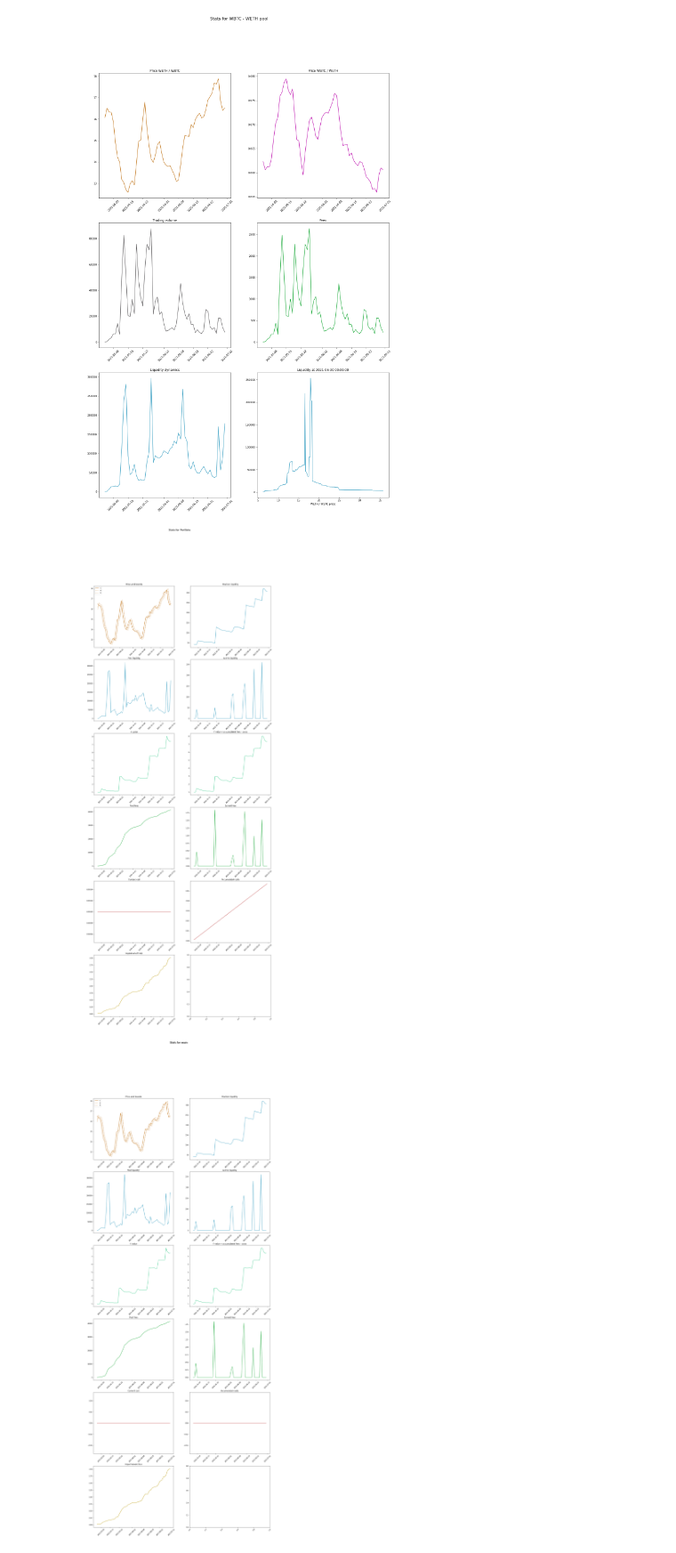
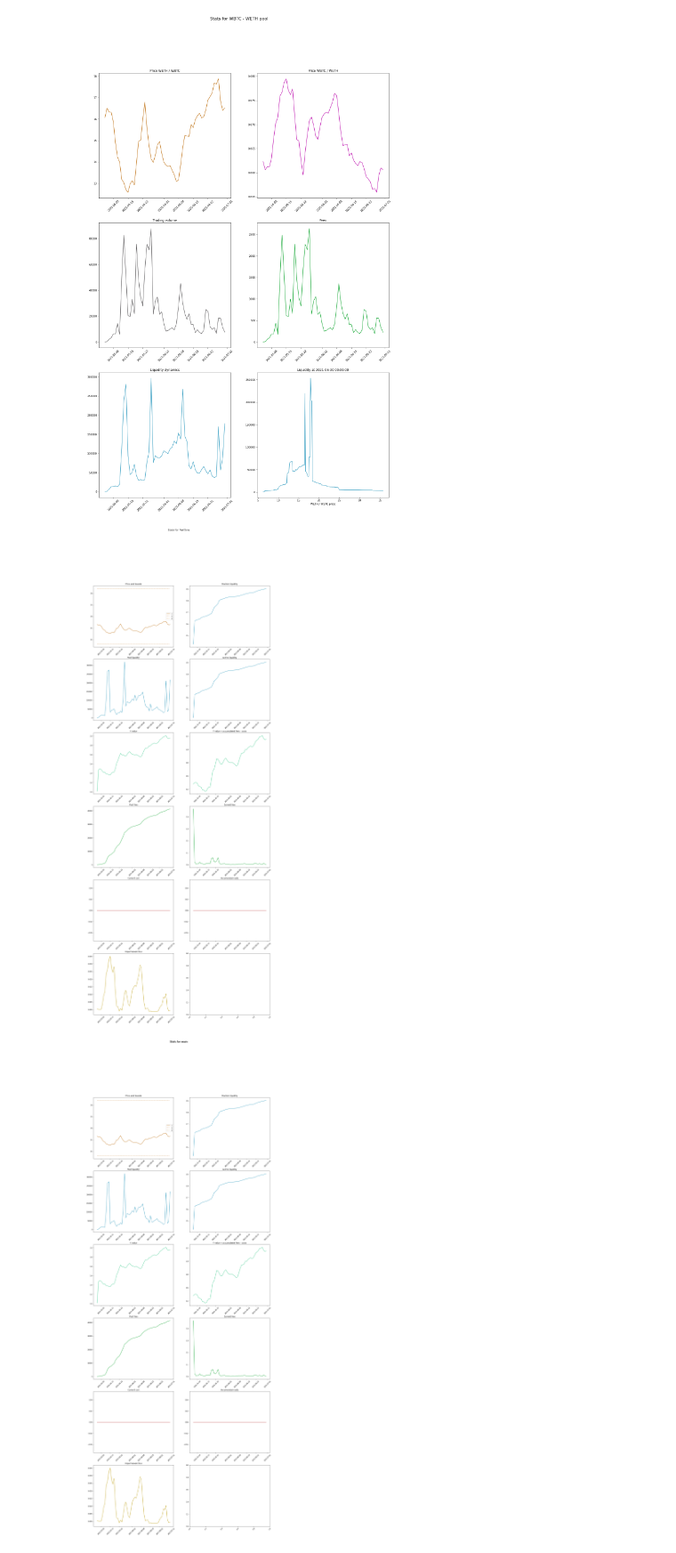
Before and after one commit to mellow-finance/mellow-strategy-sdk, a Jupyter notebook: examples/data.ipynb, the cells around one changed output. Shown at 89% size. Drawn from its saved outputs; the diff is of its cells as text; code cells hidden in the pictures.

```diff
--- a/examples/data.ipynb
+++ b/examples/data.ipynb
@@ -52,34 +52,34 @@ p.plot()
 # %%
 from strategy.portfolio import Position
 from strategy.backtest import AbstractStrategy, Backtest
 from strategy.data import PoolData
 from datetime import datetime
 from typing import Callable
 
 class RebalanceStrategy(AbstractStrategy):
     def rebalance(
         self,
         t: datetime,
         c: float,
         vol: float,
         l: Callable[[float], float],
         pool_data: PoolData,
     ) -> bool:
         if not self.portfolio.position("main"):
-            self.portfolio.add_position(Position(id="main", a = c / 1.0001 ** 60, b = c * 1.0001 ** 60))
+            self.portfolio.add_position(Position(id="main", a = c / 2, b = c * 2))
             pos = self.portfolio.position("main")
             pos.deposit(c, 1)
-        else:
-            pos = self.portfolio.position("main")
-            pos.set_a(c / 1.0001 ** 60, c)
-            pos.set_b(c * 1.0001 ** 60, c)
+#         else:
+#             pos = self.portfolio.position("main")
+#             pos.set_a(c / 1.0001 ** 60, c)
+#             pos.set_b(c * 1.0001 ** 60, c)
 
-        return True
+        return False
 backtest = Backtest(RebalanceStrategy())
 # data = p["2021-06-20":"2021-06-30"]
 data = p
 backtest.run(data, 0.001)
 backtest.plot(20, 50)
 # %% [output]
-[figure, old version]
+[figure, new version]
-[figure, old version]
+[figure, new version]
```
Also changed, not shown: parts of 2 cells of this notebook, 3 other files.
